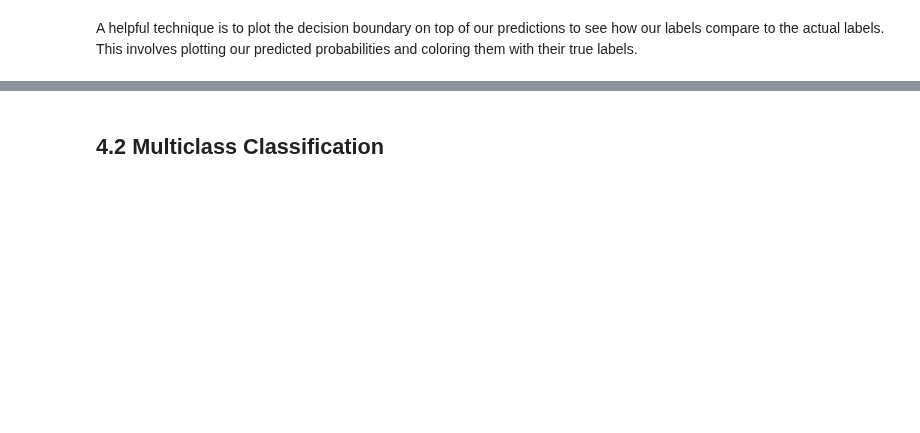
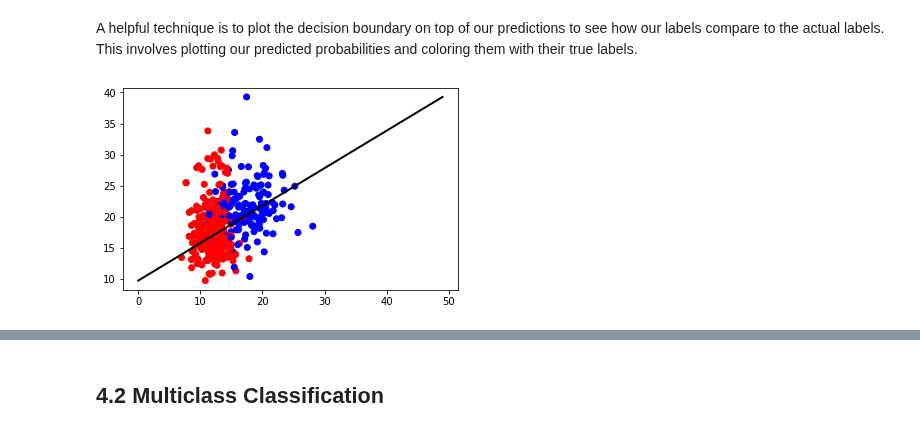
Before and after one commit to Amirosimani/Machine_Learning_Pratt, a Jupyter notebook: labs/lab_03.ipynb, the cells around one changed output, grey strips where cells are left out. Drawn from its saved outputs; the diff is of its cells as text; code cells hidden in the pictures; blank space fills up the shorter version.

```diff
--- a/labs/lab_03.ipynb
+++ b/labs/lab_03.ipynb
@@ -625,7 +809,10 @@ A helpful technique is to plot the decision boundary on top of our predictions t
 # %%
 plt.scatter(X_train[:, 0], X_train[:, 1], c=y_train, cmap="bwr")
 coef = logreg.coef_.ravel()
 line = np.linspace(X_train[:, 1].min(), X_train[:, 1].max())
-# plt.plot(line2, line, c='k', linewidth=2)
-plt.ylim(-2, 3)
+
+plt.plot(line2, line, c='k', linewidth=2)
+
 plt.gca().set_aspect("equal")
+# %% [output]
+[figure, added]
```
Also changed, not shown: parts of 89 cells of this notebook, 3 other files.
